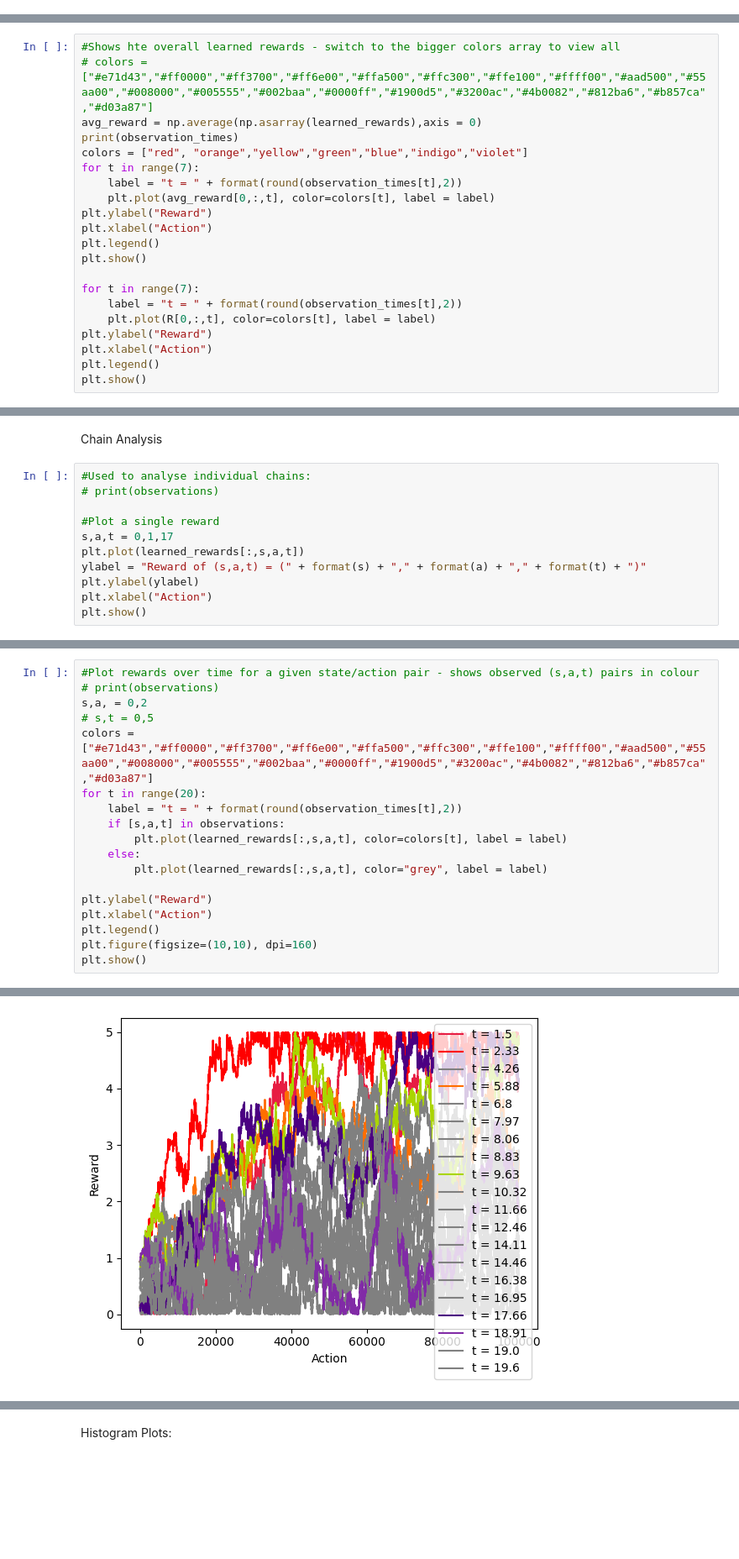
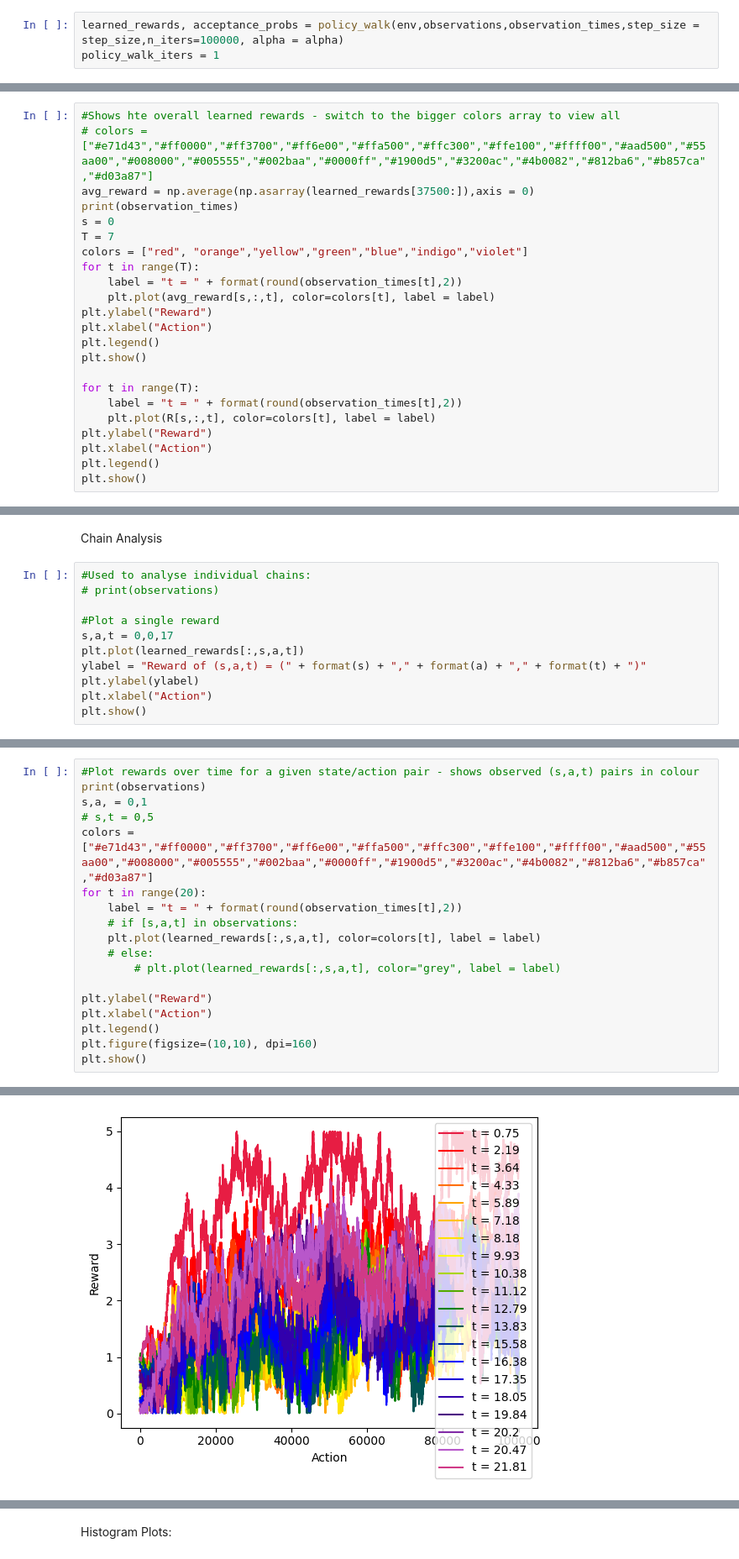
Before and after one commit to tommstuart/IRLProject, a Jupyter notebook: src/testing.ipynb, the cells around one changed output, grey strips where cells are left out. Shown: that part at 84% size. Cells and saved outputs as stored; diff of their text form; blank space fills up the shorter version.

```diff
--- a/src/testing.ipynb
+++ b/src/testing.ipynb
@@ -56,3 +48,6 @@ Generated observation times:
+# %%
+learned_rewards, acceptance_probs = policy_walk(env,observations,observation_times,step_size = step_size,n_iters=100000, alpha = alpha)
+policy_walk_iters = 1
 # %%
 #Run profiling on policy walk
 import cProfile
@@ -102,20 +78,22 @@ Analysis of Average Learned Reward Matrix
 # %%
 #Shows hte overall learned rewards - switch to the bigger colors array to view all
 # colors = ["#e71d43","#ff0000","#ff3700","#ff6e00","#ffa500","#ffc300","#ffe100","#ffff00","#aad500","#55aa00","#008000","#005555","#002baa","#0000ff","#1900d5","#3200ac","#4b0082","#812ba6","#b857ca","#d03a87"]
-avg_reward = np.average(np.asarray(learned_rewards),axis = 0)
+avg_reward = np.average(np.asarray(learned_rewards[37500:]),axis = 0)
 print(observation_times)
+s = 0
+T = 7
 colors = ["red", "orange","yellow","green","blue","indigo","violet"]
-for t in range(7):
+for t in range(T):
     label = "t = " + format(round(observation_times[t],2))
-    plt.plot(avg_reward[0,:,t], color=colors[t], label = label)
+    plt.plot(avg_reward[s,:,t], color=colors[t], label = label)
 plt.ylabel("Reward")
 plt.xlabel("Action")
 plt.legend()
 plt.show()
 
-for t in range(7):
+for t in range(T):
     label = "t = " + format(round(observation_times[t],2))
-    plt.plot(R[0,:,t], color=colors[t], label = label)
+    plt.plot(R[s,:,t], color=colors[t], label = label)
 plt.ylabel("Reward")
 plt.xlabel("Action")
 plt.legend()
@@ -134,7 +112,7 @@ Chain Analysis
 # print(observations)
 
 #Plot a single reward
-s,a,t = 0,1,17
+s,a,t = 0,0,17
 plt.plot(learned_rewards[:,s,a,t])
 ylabel = "Reward of (s,a,t) = (" + format(s) + "," + format(a) + "," + format(t) + ")"
 plt.ylabel(ylabel)
@@ -146,15 +133,15 @@ plt.show()
 # %%
 #Plot rewards over time for a given state/action pair - shows observed (s,a,t) pairs in colour
-# print(observations)
-s,a, = 0,2
+print(observations)
+s,a, = 0,1
 # s,t = 0,5
 colors = ["#e71d43","#ff0000","#ff3700","#ff6e00","#ffa500","#ffc300","#ffe100","#ffff00","#aad500","#55aa00","#008000","#005555","#002baa","#0000ff","#1900d5","#3200ac","#4b0082","#812ba6","#b857ca","#d03a87"]
 for t in range(20):
     label = "t = " + format(round(observation_times[t],2))
-    if [s,a,t] in observations:
-        plt.plot(learned_rewards[:,s,a,t], color=colors[t], label = label)
-    else:
-        plt.plot(learned_rewards[:,s,a,t], color="grey", label = label)
+    # if [s,a,t] in observations:
+    plt.plot(learned_rewards[:,s,a,t], color=colors[t], label = label)
+    # else:
+        # plt.plot(learned_rewards[:,s,a,t], color="grey", label = label)
 
 plt.ylabel("Reward")
 plt.xlabel("Action")
@@ -165 +153 @@ plt.show()
-[figure, old version]
+[figure, new version]
```
Also changed, not shown: parts of 9 cells of this notebook, 2 other files.
